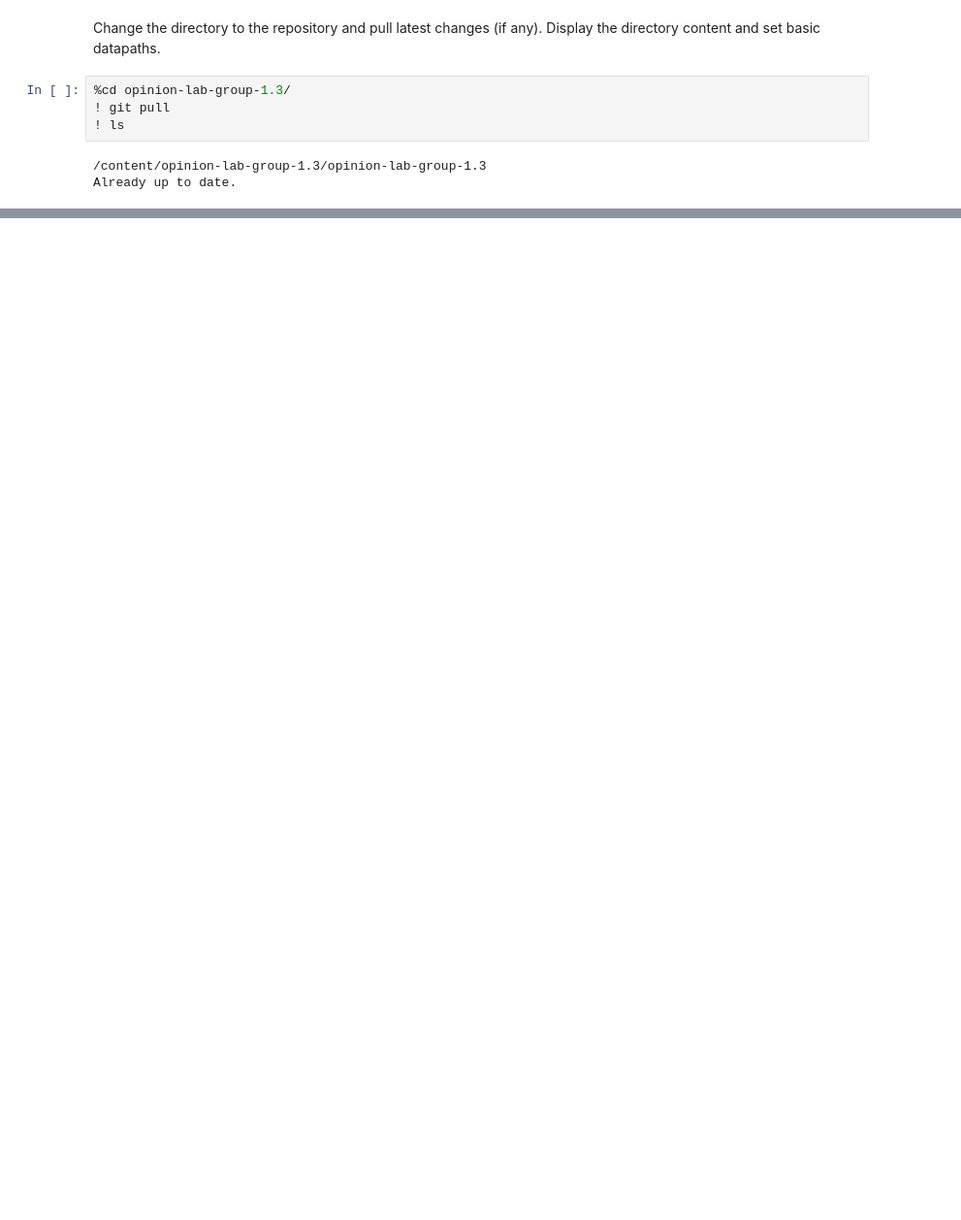
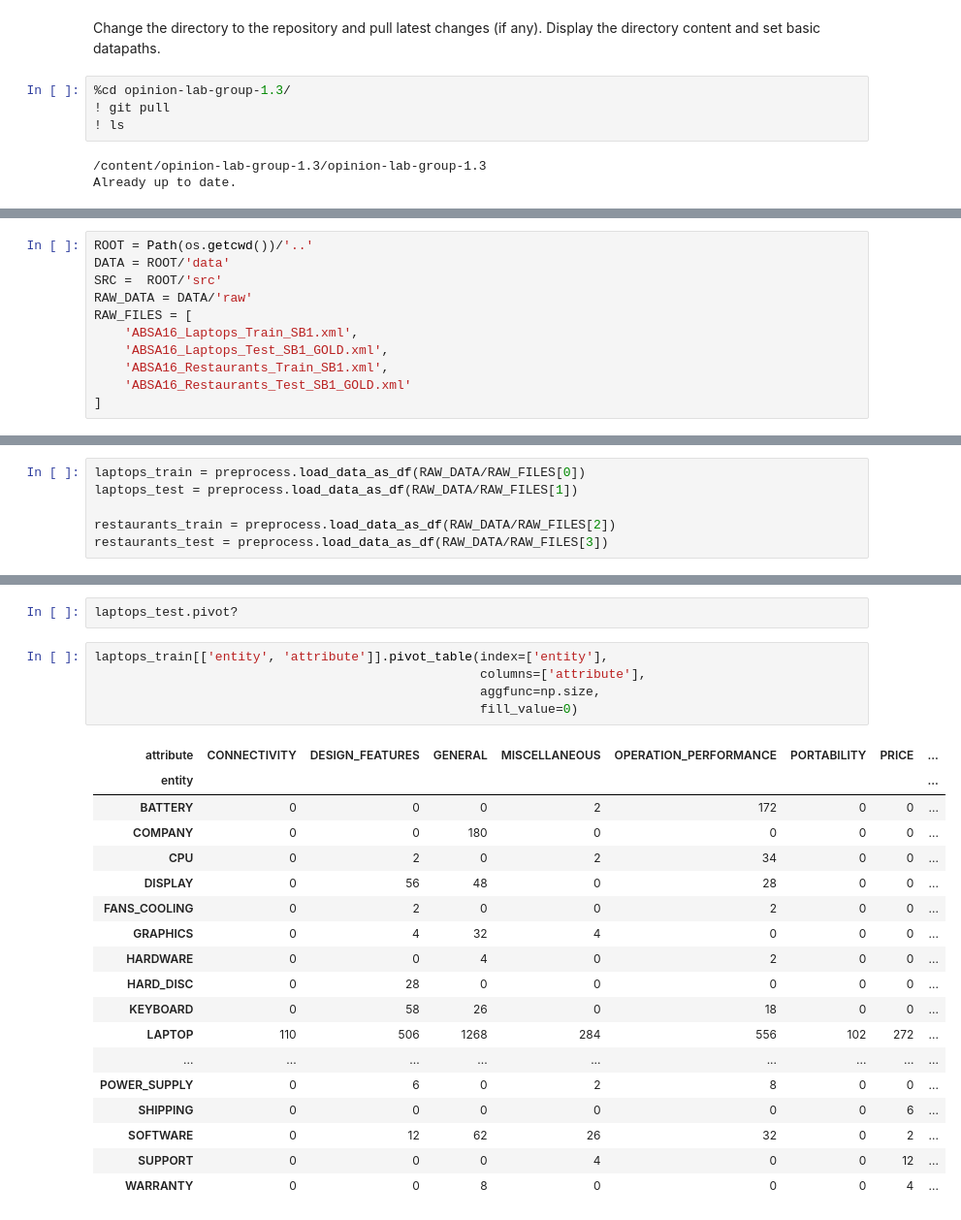
Before and after one commit to kylehiroyasu/opinion-lab-group-1.3, a Jupyter notebook: notebooks/Load_Data.ipynb, the cells around one changed output, grey strips where cells are left out. Shown at 97% size. Drawn from its saved outputs; the diff is of its cells as text; blank space fills up the shorter version.

Commit message:
initial data loading functionality added

```diff
--- a/notebooks/Load_Data.ipynb
+++ b/notebooks/Load_Data.ipynb
@@ -43,0 +92,11 @@ srcpath = "src"
+# %%
+ROOT = Path(os.getcwd())/'..'
+DATA = ROOT/'data'
+SRC =  ROOT/'src'
+RAW_DATA = DATA/'raw'
+RAW_FILES = [
+    'ABSA16_Laptops_Train_SB1.xml',
+    'ABSA16_Laptops_Test_SB1_GOLD.xml',
+    'ABSA16_Restaurants_Train_SB1.xml',
+    'ABSA16_Restaurants_Test_SB1_GOLD.xml'
+]
@@ -43,0 +116,6 @@ srcpath = "src"
+# %%
+laptops_train = preprocess.load_data_as_df(RAW_DATA/RAW_FILES[0])
+laptops_test = preprocess.load_data_as_df(RAW_DATA/RAW_FILES[1])
+
+restaurants_train = preprocess.load_data_as_df(RAW_DATA/RAW_FILES[2])
+restaurants_test = preprocess.load_data_as_df(RAW_DATA/RAW_FILES[3])
@@ -43,0 +142,26 @@ srcpath = "src"
+# %%
+laptops_test.pivot?
+# %%
+laptops_train[['entity', 'attribute']].pivot_table(index=['entity'],
+                                                   columns=['attribute'],
+                                                   aggfunc=np.size,
+                                                   fill_value=0)
+# %% [output]
+| attribute | CONNECTIVITY | DESIGN_FEATURES | GENERAL | MISCELLANEOUS | OPERATION_PERFORMANCE | PORTABILITY | PRICE | ... |
+| entity |  |  |  |  |  |  |  | ... |
+| BATTERY | 0 | 0 | 0 | 2 | 172 | 0 | 0 | ... |
+| COMPANY | 0 | 0 | 180 | 0 | 0 | 0 | 0 | ... |
+| CPU | 0 | 2 | 0 | 2 | 34 | 0 | 0 | ... |
+| DISPLAY | 0 | 56 | 48 | 0 | 28 | 0 | 0 | ... |
+| FANS_COOLING | 0 | 2 | 0 | 0 | 2 | 0 | 0 | ... |
+| GRAPHICS | 0 | 4 | 32 | 4 | 0 | 0 | 0 | ... |
+| HARDWARE | 0 | 0 | 4 | 0 | 2 | 0 | 0 | ... |
+| HARD_DISC | 0 | 28 | 0 | 0 | 0 | 0 | 0 | ... |
+| KEYBOARD | 0 | 58 | 26 | 0 | 18 | 0 | 0 | ... |
+| LAPTOP | 110 | 506 | 1268 | 284 | 556 | 102 | 272 | ... |
+| ... | ... | ... | ... | ... | ... | ... | ... | ... |
+| POWER_SUPPLY | 0 | 6 | 0 | 2 | 8 | 0 | 0 | ... |
+| SHIPPING | 0 | 0 | 0 | 0 | 0 | 0 | 6 | ... |
+| SOFTWARE | 0 | 12 | 62 | 26 | 32 | 0 | 2 | ... |
+| SUPPORT | 0 | 0 | 0 | 4 | 0 | 0 | 12 | ... |
+| WARRANTY | 0 | 0 | 8 | 0 | 0 | 0 | 4 | ... |
```
Also changed, not shown: parts of 22 cells of this notebook, 18 other files.
